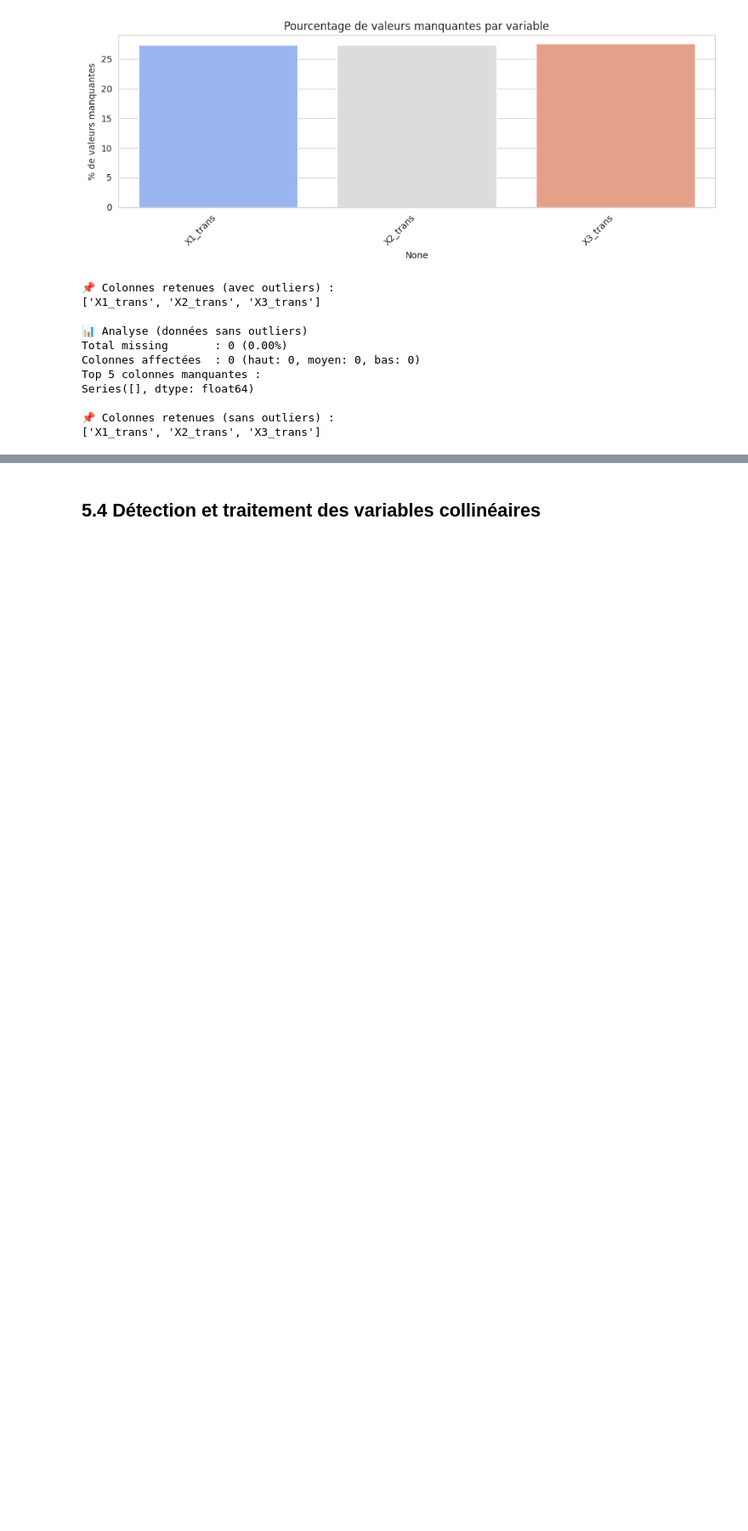
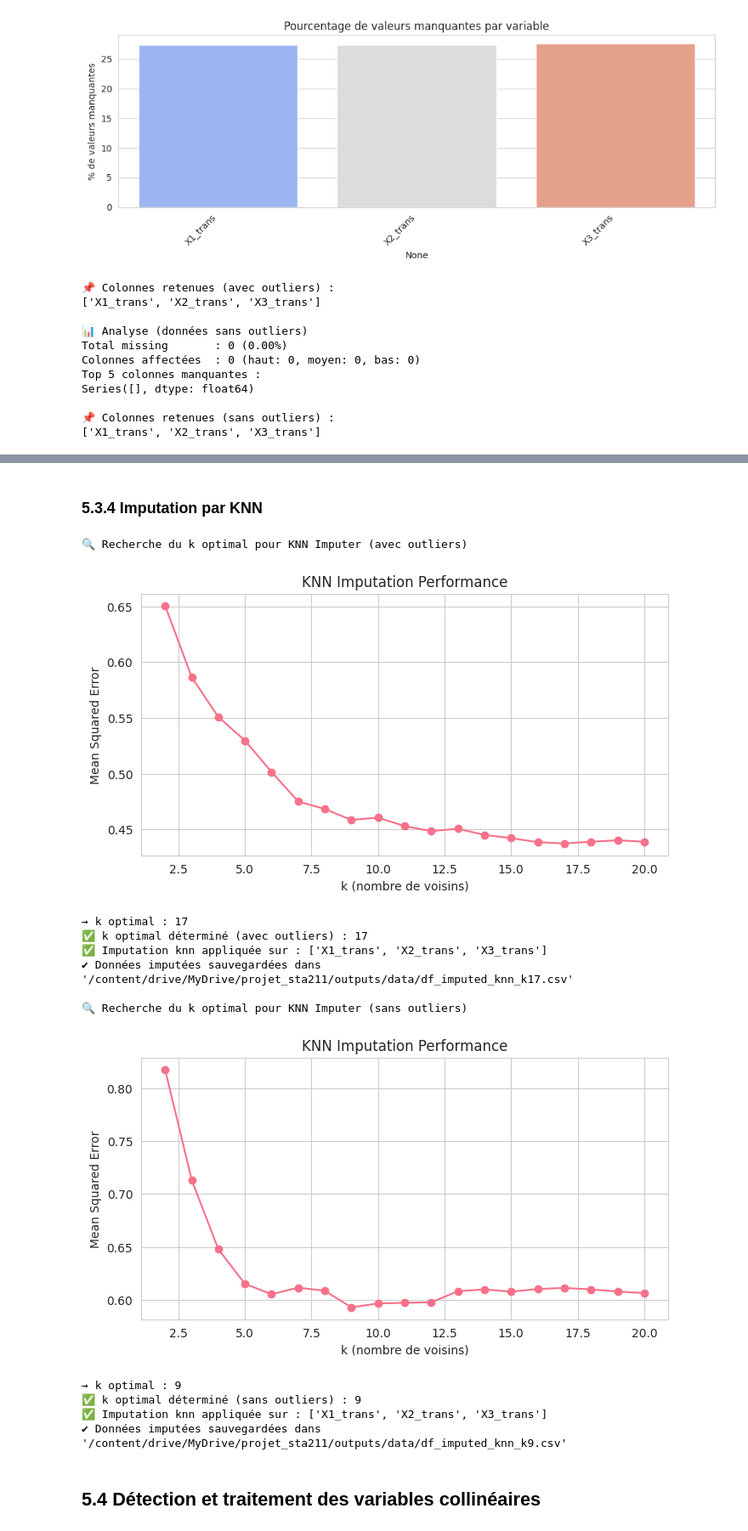
Before and after one commit to Abdoullatuf/projet_sta211_version_modulaire, a Jupyter notebook: notebooks/01_EDA_Preprocessing_v_modulaire.ipynb, the cells around one changed output, grey strips where cells are left out. Shown at 85% size. Saved outputs shown, nothing was run; the diff lists cells and outputs as text; code cells hidden in the pictures; blank space fills up the shorter version.

```diff
--- a/notebooks/01_EDA_Preprocessing_v_modulaire.ipynb
+++ b/notebooks/01_EDA_Preprocessing_v_modulaire.ipynb
@@ -1628,2 +1764,80 @@ Series([], dtype: float64)
+# %% [markdown]
+### 5.3.4 Imputation par KNN
+# %%
+### 5.3.4 Imputation par KNN <a id="imputation-knn"></a>
+
+from pathlib import Path
+from preprocessing.missing_values import handle_missing_values, find_optimal_k
+
+# 📁 Chemins de sauvegarde
+save_path_knn_with = Path(OUTPUTS_DIR) / "data" / "df_imputed_with_outliers_knn.csv"
+save_path_knn_no = Path(OUTPUTS_DIR) / "data" / "df_imputed_no_outliers_knn.csv"
+
+# 🔍 Recherche du k optimal pour KNN (avec outliers)
+print("🔍 Recherche du k optimal pour KNN Imputer (avec outliers)")
+features = ['X1_trans', 'X2_trans', 'X3_trans']
+df_knn_sample = df_with_outliers[features].copy()
+
+optimal_k = find_optimal_k(
+    df=df_knn_sample,
+    continuous_cols=features,
+    k_range=range(2, 21),
+    cv_folds=5,
+    sample_size=50000
+)
+print(f"✅ k optimal déterminé (avec outliers) : {optimal_k}")
+
+# ✅ Imputation avec outliers
+df_with_outliers_imputed_knn = handle_missing_values(
+    df=df_with_outliers,
+    strategy="mixed_mar_mcar",
+    mar_method='knn',
+    knn_k=optimal_k,
+    mar_cols=features,
+    mcar_cols=[],
+    processed_data_dir=save_path_knn_with.parent,
+    save_results=True,
+    display_info=True
+)
+
+# 🔍 Recherche du k optimal pour KNN (sans outliers)
+print("\n🔍 Recherche du k optimal pour KNN Imputer (sans outliers)")
+df_knn_no_outliers = df_study[features].copy()
+
+optimal_k_no_outliers = find_optimal_k(
+    df=df_knn_no_outliers,
+    continuous_cols=features,
+    k_range=range(2, 21),
+    cv_folds=5,
+    sample_size=50000
+)
+print(f"✅ k optimal déterminé (sans outliers) : {optimal_k_no_outliers}")
+
+# ✅ Imputation sans outliers
+df_no_outliers_imputed_knn = handle_missing_values(
+    df=df_study,
+    strategy="mixed_mar_mcar",
+    mar_method='knn',
+    knn_k=optimal_k_no_outliers,
+    mar_cols=features,
+    mcar_cols=[],
+    processed_data_dir=save_path_knn_no.parent,
+    save_results=True,
+    display_info=True
+)
+# %% [output]
+🔍 Recherche du k optimal pour KNN Imputer (avec outliers)
+[figure, added]
+→ k optimal : 17
+✅ k optimal déterminé (avec outliers) : 17
+✅ Imputation knn appliquée sur : ['X1_trans', 'X2_trans', 'X3_trans']
+✔ Données imputées sauvegardées dans '/content/drive/MyDrive/projet_sta211/outputs/data/df_imputed_knn_k17.csv'
+
+🔍 Recherche du k optimal pour KNN Imputer (sans outliers)
+[figure, added]
+→ k optimal : 9
+✅ k optimal déterminé (sans outliers) : 9
+✅ Imputation knn appliquée sur : ['X1_trans', 'X2_trans', 'X3_trans']
+✔ Données imputées sauvegardées dans '/content/drive/MyDrive/projet_sta211/outputs/data/df_imputed_knn_k9.csv'
 # %% [markdown]
 ## 5.4 Détection et traitement des variables collinéaires <a id="detection-et-traitement-des-variables-collineaires"></a>
```
Also changed, not shown: parts of 44 cells of this notebook, 7 other files.
